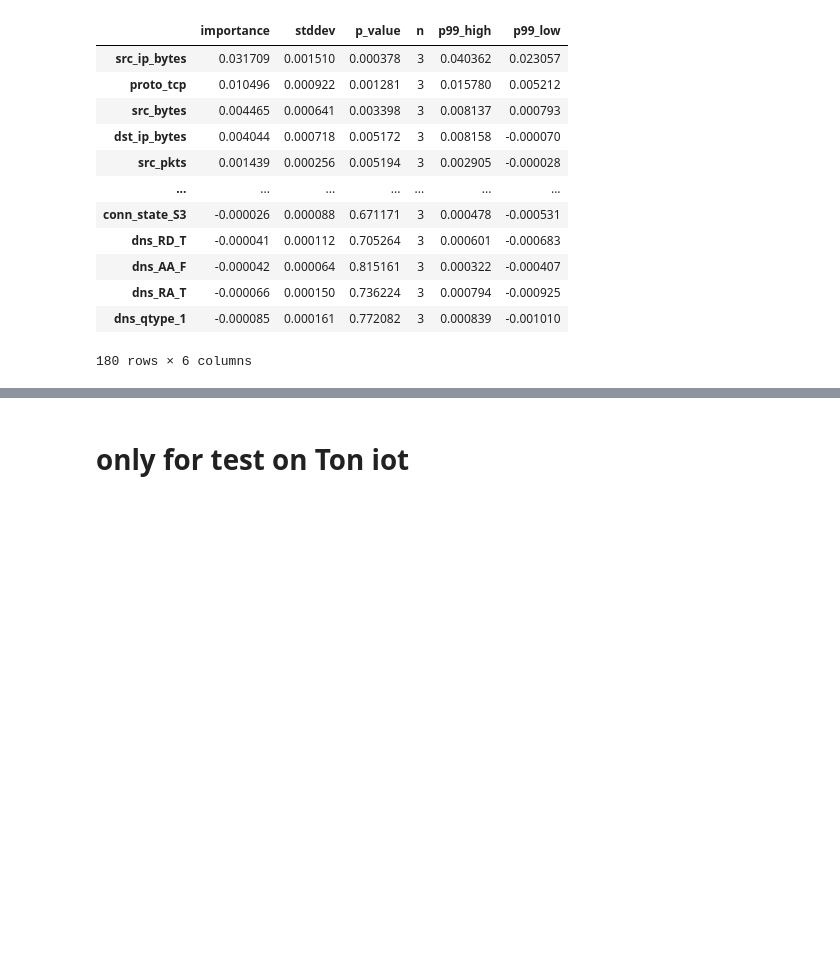
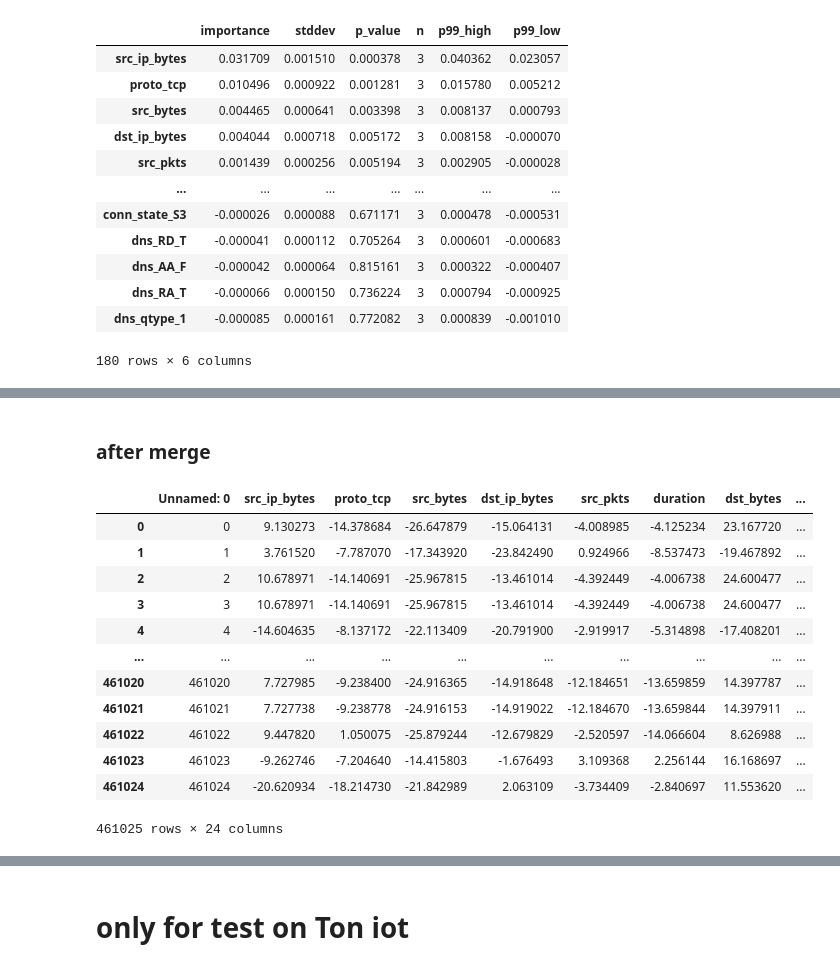
Before and after one commit to wuguobeijing/Anomaly-Detection-IoT23, a Jupyter notebook: Models/auto_gl.ipynb, the cells around one changed output, grey strips where cells are left out. Saved outputs shown, nothing was run; the diff lists cells and outputs as text; code cells hidden in the pictures; blank space fills up the shorter version.

```diff
--- a/Models/auto_gl.ipynb
+++ b/Models/auto_gl.ipynb
@@ -1109,0 +1702,32 @@ predictor_tune.predict(test_data)
+# %% [markdown]
+### after merge
+# %%
+import autogluon.core as ag
+import pandas as pd
+import numpy as np
+# df_c = pd.read_csv("./Data/mul/ToN-iot_all_mul.csv")
+data = pd.read_csv('/media/wuguo-buaa/LENOVO_USB_HDD/PycharmProjects/Anomaly-Detection-IoT23/Models/Data/mul/ton-IOT_all_combined_attack_mul_stander_ae.csv')[:-18]
+# data = pd.read_csv('/media/wuguo-buaa/LENOVO_USB_HDD/PycharmProjects/Anomaly-Detection-IoT23/Models/Data/mul/ton-IOT_all_only_attack_mul_stander_ae.csv')[:-9]
+label_lstm = np.load('/media/wuguo-buaa/LENOVO_USB_HDD/PycharmProjects/Anomaly-Detection-IoT23/Models/Data/mul/LSTM_PRE.npy')
+label_tst = np.load('/media/wuguo-buaa/LENOVO_USB_HDD/PycharmProjects/Anomaly-Detection-IoT23/Models/Data/mul/TST_PRE.npy')
+# label_lstm = np.load('/media/wuguo-buaa/LENOVO_USB_HDD/PycharmProjects/Anomaly-Detection-IoT23/Models/Data/mul/LSTM_attack_PRE.npy')
+# label_tst = np.load('/media/wuguo-buaa/LENOVO_USB_HDD/PycharmProjects/Anomaly-Detection-IoT23/Models/Data/mul/TST_attack_PRE.npy')
+dataframe_lstm = pd.DataFrame(label_lstm,columns=['label_lstm'])
+dataframe_tst = pd.DataFrame(label_tst,columns=['label_tst'])
+data = pd.concat([data,dataframe_lstm,dataframe_tst],axis=1)
+data
+train_data = TabularDataset(data)
+# %% [output]
+|  | Unnamed: 0 | src_ip_bytes | proto_tcp | src_bytes | dst_ip_bytes | src_pkts | duration | dst_bytes | ... |
+| 0 | 0 | 9.130273 | -14.378684 | -26.647879 | -15.064131 | -4.008985 | -4.125234 | 23.167720 | ... |
+| 1 | 1 | 3.761520 | -7.787070 | -17.343920 | -23.842490 | 0.924966 | -8.537473 | -19.467892 | ... |
+| 2 | 2 | 10.678971 | -14.140691 | -25.967815 | -13.461014 | -4.392449 | -4.006738 | 24.600477 | ... |
+| 3 | 3 | 10.678971 | -14.140691 | -25.967815 | -13.461014 | -4.392449 | -4.006738 | 24.600477 | ... |
+| 4 | 4 | -14.604635 | -8.137172 | -22.113409 | -20.791900 | -2.919917 | -5.314898 | -17.408201 | ... |
+| ... | ... | ... | ... | ... | ... | ... | ... | ... | ... |
+| 461020 | 461020 | 7.727985 | -9.238400 | -24.916365 | -14.918648 | -12.184651 | -13.659859 | 14.397787 | ... |
+| 461021 | 461021 | 7.727738 | -9.238778 | -24.916153 | -14.919022 | -12.184670 | -13.659844 | 14.397911 | ... |
+| 461022 | 461022 | 9.447820 | 1.050075 | -25.879244 | -12.679829 | -2.520597 | -14.066604 | 8.626988 | ... |
+| 461023 | 461023 | -9.262746 | -7.204640 | -14.415803 | -1.676493 | 3.109368 | 2.256144 | 16.168697 | ... |
+| 461024 | 461024 | -20.620934 | -18.214730 | -21.842989 | 2.063109 | -3.734409 | -2.840697 | 11.553620 | ... |
+461025 rows × 24 columns
```
Also changed, not shown: parts of 44 cells of this notebook, 2 other files.
